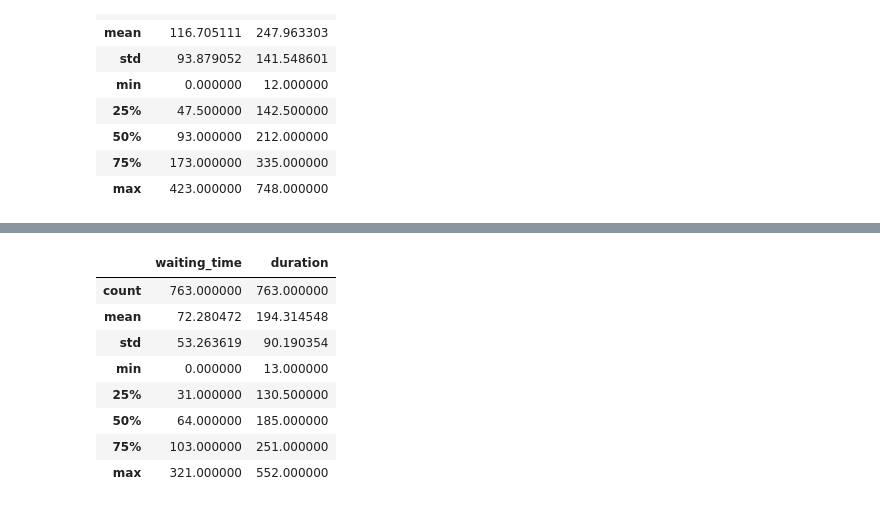
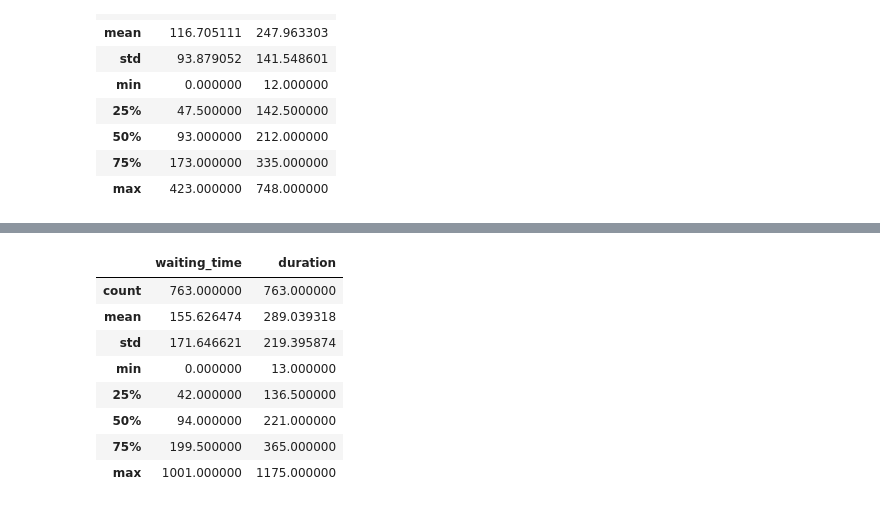
Before and after one commit to robertriosm/upmega, a Jupyter notebook: analisis.ipynb, the cells around one changed output, grey strips where cells are left out. Drawn from its saved outputs; the diff is of its cells as text; code cells hidden in the pictures.

```diff
--- a/analisis.ipynb
+++ b/analisis.ipynb
@@ -88,4 +59,0 @@ model.plot_fitness()
-# %%
-model2 = pygad.load("history/g10p10m2touruni202")
-
-model2.plot_fitness()
@@ -95,8 +72,9 @@ model2.plot_fitness()
 # %%
-df_0 = get_df("history/outputsg50p12m4touruni20/0.xml")
-df_f = get_df("history/outputsg50p12m4touruni20/220.xml")
+# version 2
+model_g50p12m4touruni20 = pygad.load("history/g50p12m4touruni20")
+df_g50p12m4touruni20_0 = get_df("history/outputsg50p12m4touruni20/0.xml")
 
-df_0.describe()
+df_g50p12m4touruni20_0.describe()
 # %% [output]
 |  | waiting_time | duration |
 | count | 763.000000 | 763.000000 |
@@ -122,3 +100,0 @@ df_f.describe()
-# %%
-modelv = pygad.load("history/g80p10m2touruni")
-modelv.plot_fitness()
@@ -128,8 +113,9 @@ modelv.plot_fitness()
 # %%
-df_v1 = get_df("history/outputsg80p10m2touruni/0.xml")
-df_v2 = get_df("history/outputsg80p10m2touruni/233.xml")
+# version 3
+model_g80p10m2touruni = pygad.load("history/g80p10m2touruni")
+df_g80p10m2touruni_0 = get_df("history/outputsg80p10m2touruni/0.xml")
 
-df_v1.describe()
+df_g80p10m2touruni_0.describe()
 # %% [output]
 |  | waiting_time | duration |
 | count | 763.000000 | 763.000000 |
@@ -155,14 +154,16 @@ df_v2.describe()
 # %%
-df_nosga = get_df("history/outputsg80p10m2touruniP15/260.xml")
+# version 4
+model_g80p10m2touruniP15 = pygad.load("history/g80p10m2touruniP15")
+df_g80p10m2touruniP15_0 = get_df("history/outputsg80p10m2touruniP15/0.xml")
 
-df_nosga.describe()
+df_g80p10m2touruniP15_0.describe()
 # %% [output]
 |  | waiting_time | duration |
 | count | 763.000000 | 763.000000 |
-| mean | 72.280472 | 194.314548 |
-| std | 53.263619 | 90.190354 |
+| mean | 155.626474 | 289.039318 |
+| std | 171.646621 | 219.395874 |
 | min | 0.000000 | 13.000000 |
-| 25% | 31.000000 | 130.500000 |
-| 50% | 64.000000 | 185.000000 |
-| 75% | 103.000000 | 251.000000 |
-| max | 321.000000 | 552.000000 |
+| 25% | 42.000000 | 136.500000 |
+| 50% | 94.000000 | 221.000000 |
+| 75% | 199.500000 | 365.000000 |
+| max | 1001.000000 | 1175.000000 |
```
Also changed, not shown: parts of 22 cells of this notebook.
